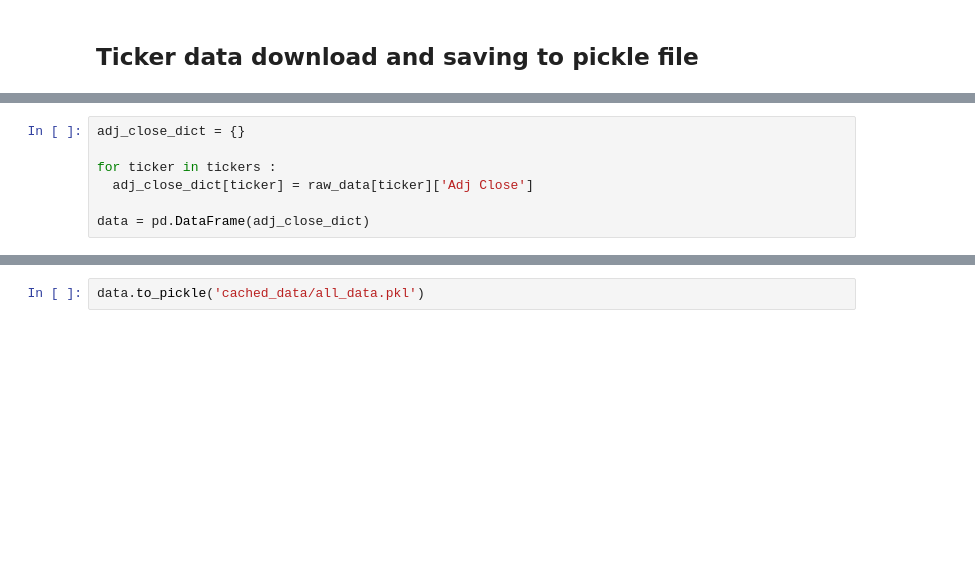
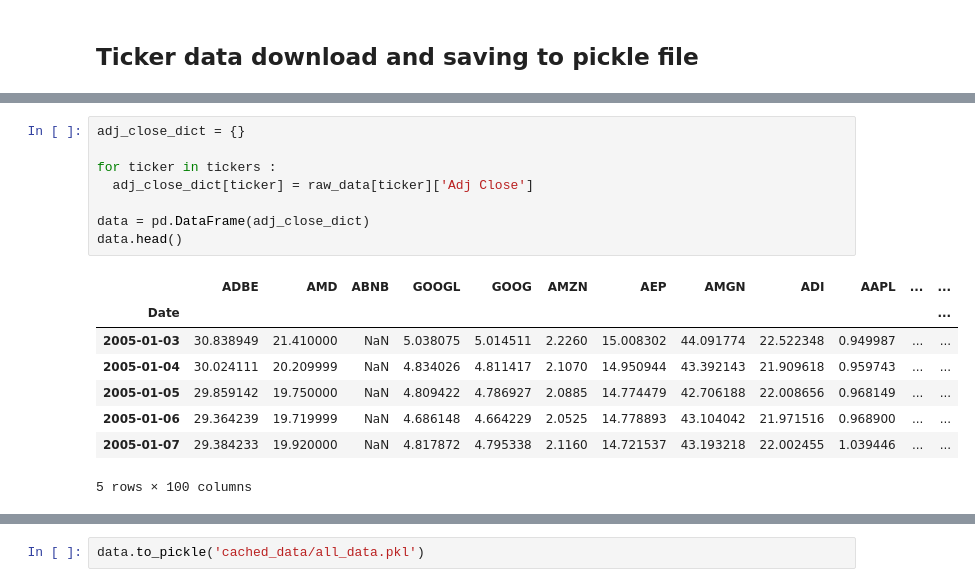
Before and after one commit to jay-kalaria/momentum-strategy-backtest, a Jupyter notebook: algo.ipynb, the cells around one changed output, grey strips where cells are left out. Cells and saved outputs as stored; diff of their text form; blank space fills up the shorter version.

```diff
--- a/algo.ipynb
+++ b/algo.ipynb
@@ -20,8 +20,18 @@ raw_data = yf.download(tickers,'2005-01-01','2025-01-01', group_by='ticker', aut
 # %%
 adj_close_dict = {}
 
 for ticker in tickers :
   adj_close_dict[ticker] = raw_data[ticker]['Adj Close']
 
 data = pd.DataFrame(adj_close_dict)
+data.head()
+# %% [output]
+|  | ADBE | AMD | ABNB | GOOGL | GOOG | AMZN | AEP | AMGN | ADI | AAPL | ... | ... |
+| Date |  |  |  |  |  |  |  |  |  |  |  | ... |
+| 2005-01-03 | 30.838949 | 21.410000 | NaN | 5.038075 | 5.014511 | 2.2260 | 15.008302 | 44.091774 | 22.522348 | 0.949987 | ... | ... |
+| 2005-01-04 | 30.024111 | 20.209999 | NaN | 4.834026 | 4.811417 | 2.1070 | 14.950944 | 43.392143 | 21.909618 | 0.959743 | ... | ... |
+| 2005-01-05 | 29.859142 | 19.750000 | NaN | 4.809422 | 4.786927 | 2.0885 | 14.774479 | 42.706188 | 22.008656 | 0.968149 | ... | ... |
+| 2005-01-06 | 29.364239 | 19.719999 | NaN | 4.686148 | 4.664229 | 2.0525 | 14.778893 | 43.104042 | 21.971516 | 0.968900 | ... | ... |
+| 2005-01-07 | 29.384233 | 19.920000 | NaN | 4.817872 | 4.795338 | 2.1160 | 14.721537 | 43.193218 | 22.002455 | 1.039446 | ... | ... |
+5 rows × 100 columns
 # %%
```
Also changed, not shown: parts of 11 cells of this notebook, 4 other files.
